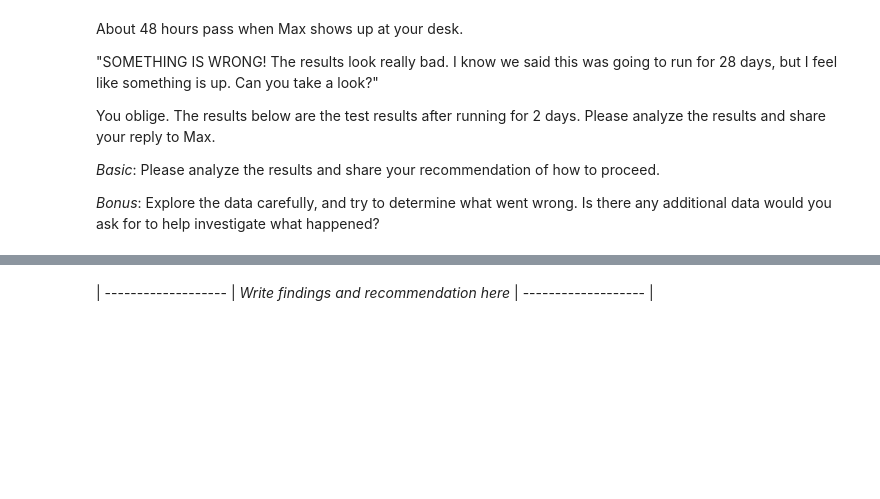
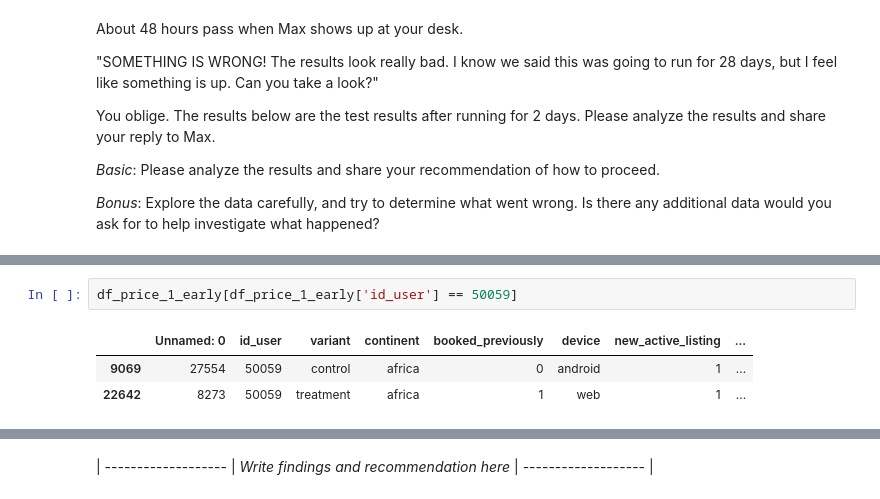
Before and after one commit to pwharrison/corise, a Jupyter notebook: practical-ab-testing/practical-ab-testing-week-3-project.ipynb, the cells around one changed output, grey strips where cells are left out. Drawn from its saved outputs; the diff is of its cells as text; blank space fills up the shorter version.

```diff
--- a/practical-ab-testing/practical-ab-testing-week-3-project.ipynb
+++ b/practical-ab-testing/practical-ab-testing-week-3-project.ipynb
@@ -254,0 +329,6 @@ df_price_1_early = pd.read_csv('/content/df_price_1_early.csv')
+# %%
+df_price_1_early[df_price_1_early['id_user'] == 50059]
+# %% [output]
+|  | Unnamed: 0 | id_user | variant | continent | booked_previously | device | new_active_listing | ... |
+| 9069 | 27554 | 50059 | control | africa | 0 | android | 1 | ... |
+| 22642 | 8273 | 50059 | treatment | africa | 1 | web | 1 | ... |
```
Also changed, not shown: parts of 11 cells of this notebook.
